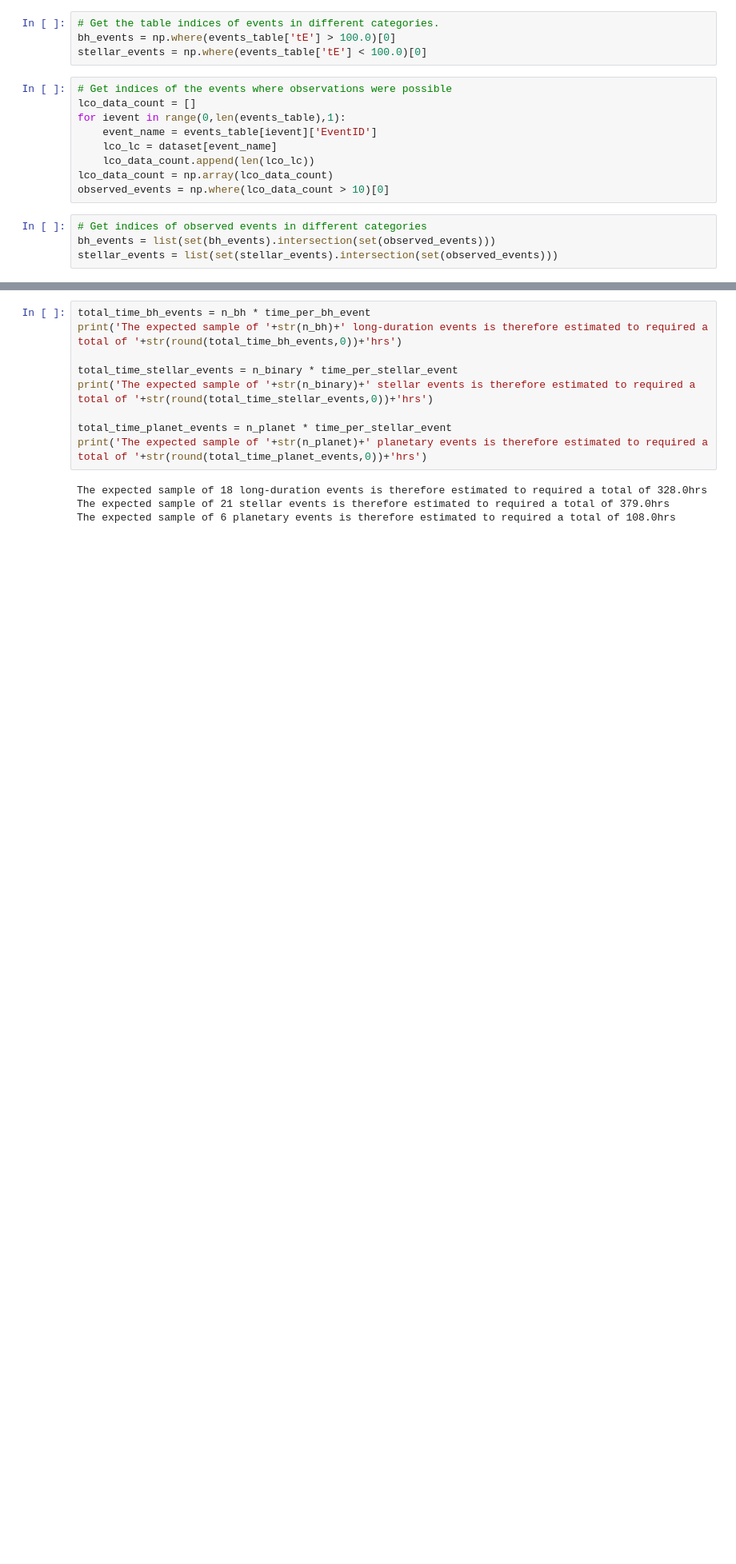
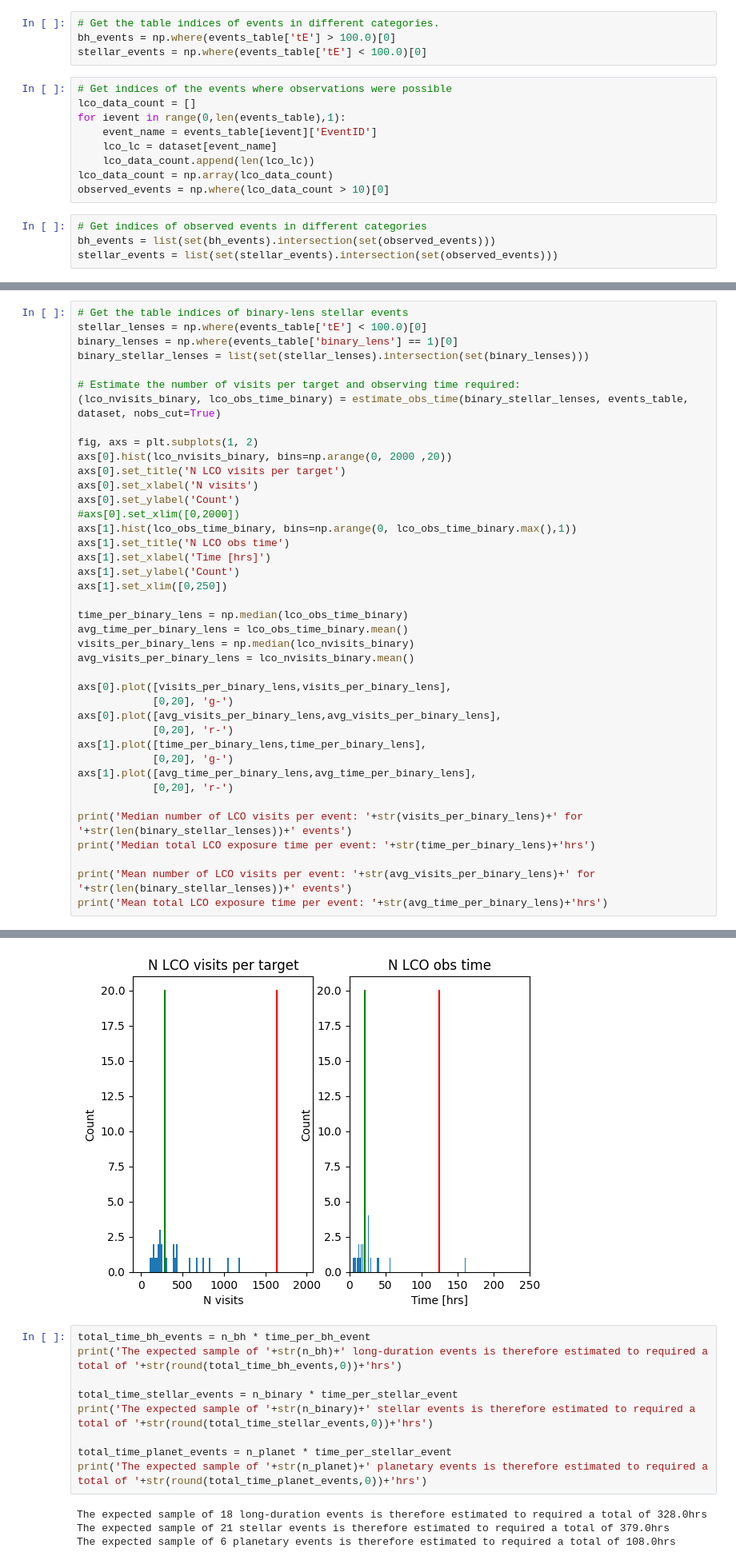
Before and after one commit to rachel3834/lco_mulens_kp2023, a Jupyter notebook: estimated_number_bulge_events.ipynb, the cells around one changed output, grey strips where cells are left out. Shown at 80% size. Saved outputs shown, nothing was run; the diff lists cells and outputs as text; blank space fills up the shorter version.

```diff
--- a/estimated_number_bulge_events.ipynb
+++ b/estimated_number_bulge_events.ipynb
@@ -389,0 +473,41 @@ Median total LCO exposure time per BH event: 18.19752777777778hrs
+# %%
+# Get the table indices of binary-lens stellar events
+stellar_lenses = np.where(events_table['tE'] < 100.0)[0]
+binary_lenses = np.where(events_table['binary_lens'] == 1)[0]
+binary_stellar_lenses = list(set(stellar_lenses).intersection(set(binary_lenses)))
+
+# Estimate the number of visits per target and observing time required:
+(lco_nvisits_binary, lco_obs_time_binary) = estimate_obs_time(binary_stellar_lenses, events_table, dataset, nobs_cut=True)
+
+fig, axs = plt.subplots(1, 2)
+axs[0].hist(lco_nvisits_binary, bins=np.arange(0, 2000 ,20))
+axs[0].set_title('N LCO visits per target')
+axs[0].set_xlabel('N visits')
+axs[0].set_ylabel('Count')
+#axs[0].set_xlim([0,2000])
+axs[1].hist(lco_obs_time_binary, bins=np.arange(0, lco_obs_time_binary.max(),1))
+axs[1].set_title('N LCO obs time')
+axs[1].set_xlabel('Time [hrs]')
+axs[1].set_ylabel('Count')
+axs[1].set_xlim([0,250])
+
+time_per_binary_lens = np.median(lco_obs_time_binary)
+avg_time_per_binary_lens = lco_obs_time_binary.mean()
+visits_per_binary_lens = np.median(lco_nvisits_binary)
+avg_visits_per_binary_lens = lco_nvisits_binary.mean()
+
+axs[0].plot([visits_per_binary_lens,visits_per_binary_lens],
+            [0,20], 'g-')
+axs[0].plot([avg_visits_per_binary_lens,avg_visits_per_binary_lens],
+            [0,20], 'r-')
+axs[1].plot([time_per_binary_lens,time_per_binary_lens],
+            [0,20], 'g-')
+axs[1].plot([avg_time_per_binary_lens,avg_time_per_binary_lens],
+            [0,20], 'r-')
+
+print('Median number of LCO visits per event: '+str(visits_per_binary_lens)+' for '+str(len(binary_stellar_lenses))+' events')
+print('Median total LCO exposure time per event: '+str(time_per_binary_lens)+'hrs')
+
+print('Mean number of LCO visits per event: '+str(avg_visits_per_binary_lens)+' for '+str(len(binary_stellar_lenses))+' events')
+print('Mean total LCO exposure time per event: '+str(avg_time_per_binary_lens)+'hrs')
+# %% [output]
@@ -390,3 +518,4 @@ Median total LCO exposure time per BH event: 18.19752777777778hrs
+[figure, added]
 # %%
 total_time_bh_events = n_bh * time_per_bh_event
 print('The expected sample of '+str(n_bh)+' long-duration events is therefore estimated to required a total of '+str(round(total_time_bh_events,0))+'hrs')
```
Also changed, not shown: parts of 6 cells of this notebook, 15 other files.
